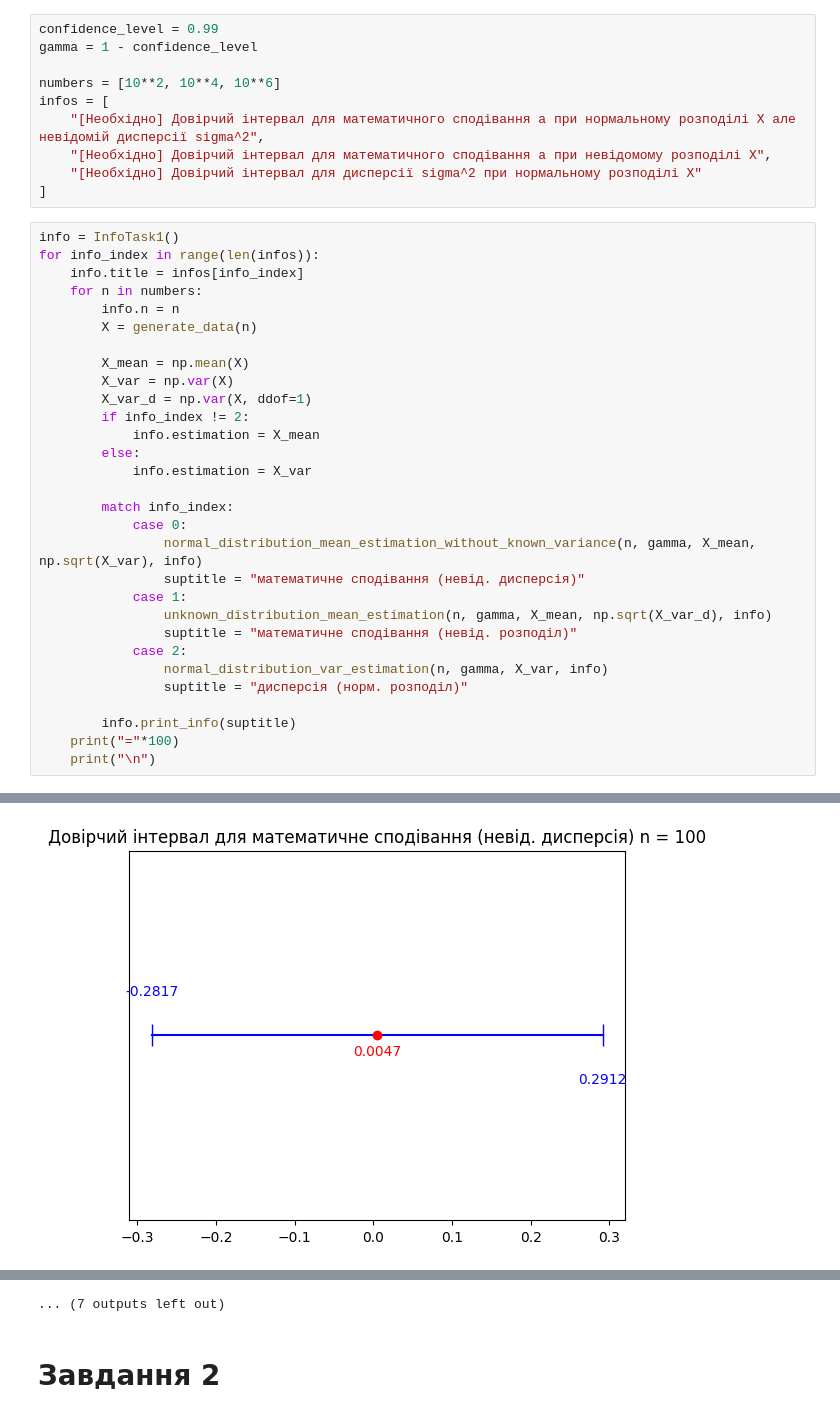
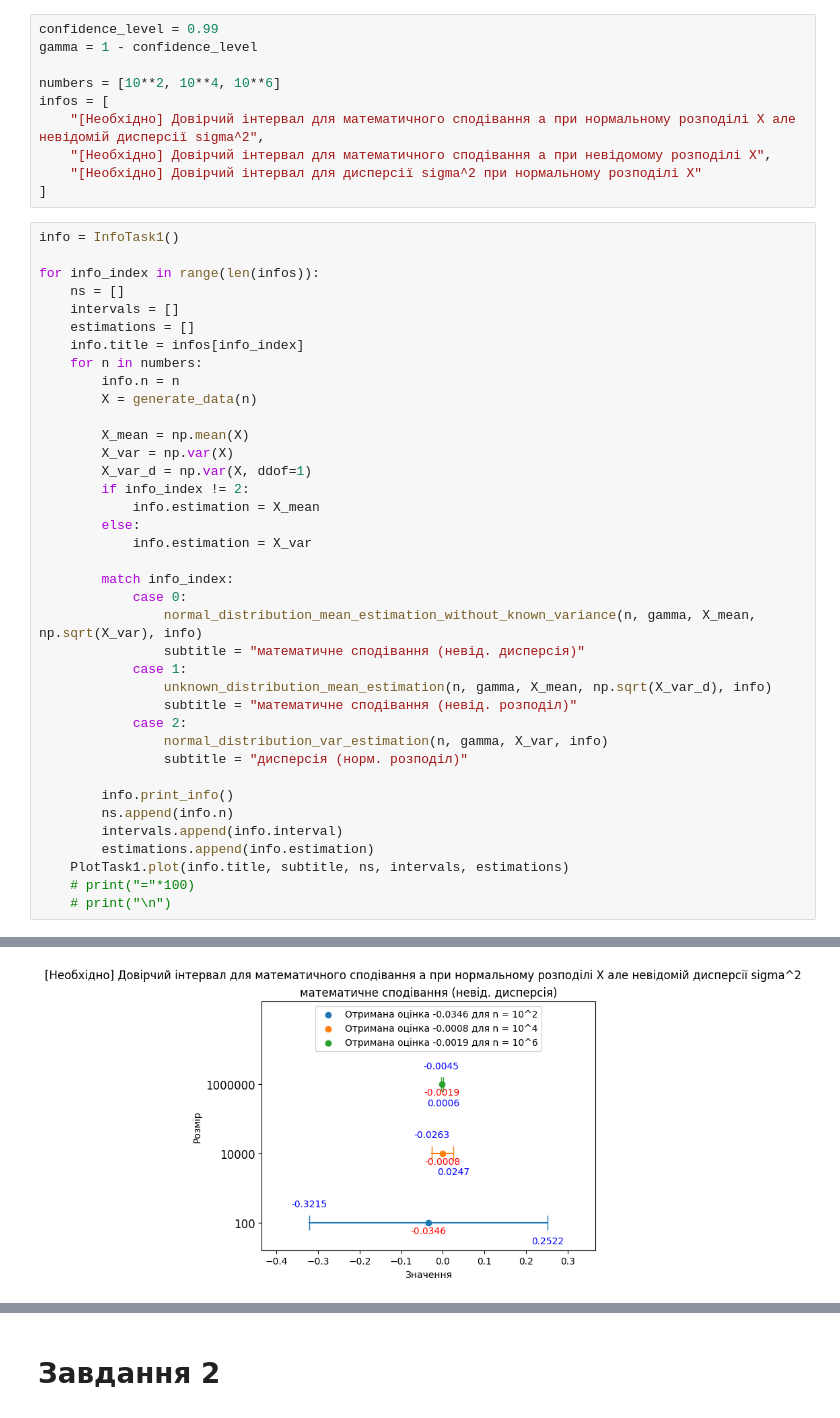
Before and after one commit to KlymentievMaksym/MathStatMethods, a Jupyter notebook: Estimation and Confidence Intervals/Lab1.ipynb, the cells around one changed output, grey strips where cells are left out. Cells and saved outputs as stored; diff of their text form.

```diff
--- a/Estimation and Confidence Intervals/Lab1.ipynb
+++ b/Estimation and Confidence Intervals/Lab1.ipynb
@@ -200,7 +217,11 @@ infos = [
 ]
 # %%
 info = InfoTask1()
+
 for info_index in range(len(infos)):
+    ns = []
+    intervals = []
+    estimations = []
     info.title = infos[info_index]
     for n in numbers:
         info.n = n
@@ -217,17 +238,21 @@ for info_index in range(len(infos)):
         match info_index:
             case 0:
                 normal_distribution_mean_estimation_without_known_variance(n, gamma, X_mean, np.sqrt(X_var), info)
-                suptitle = "математичне сподівання (невід. дисперсія)"
+                subtitle = "математичне сподівання (невід. дисперсія)"
             case 1:
                 unknown_distribution_mean_estimation(n, gamma, X_mean, np.sqrt(X_var_d), info)
-                suptitle = "математичне сподівання (невід. розподіл)"
+                subtitle = "математичне сподівання (невід. розподіл)"
             case 2:
                 normal_distribution_var_estimation(n, gamma, X_var, info)
-                suptitle = "дисперсія (норм. розподіл)"
+                subtitle = "дисперсія (норм. розподіл)"
 
-        info.print_info(suptitle)
-    print("="*100)
-    print("\n")
+        info.print_info()
+        ns.append(info.n)
+        intervals.append(info.interval)
+        estimations.append(info.estimation)
+    PlotTask1.plot(info.title, subtitle, ns, intervals, estimations)
+    # print("="*100)
+    # print("\n")
 # %% [output]
 [Необхідно] Довірчий інтервал для математичного сподівання a при нормальному розподілі X але невідомій дисперсії sigma^2
 ____________________________________________________________________________________________________
@@ -240 +274 @@ ________________________________________________________________________________
-[figure, old version]
+[figure, new version]
@@ -289,4 +311,3 @@ ________________________________________________________________________________
-... (7 outputs left out)
 # %% [markdown]
 # Завдання 2
 # %% [markdown]
```
Also changed, not shown: parts of 3 cells of this notebook.
